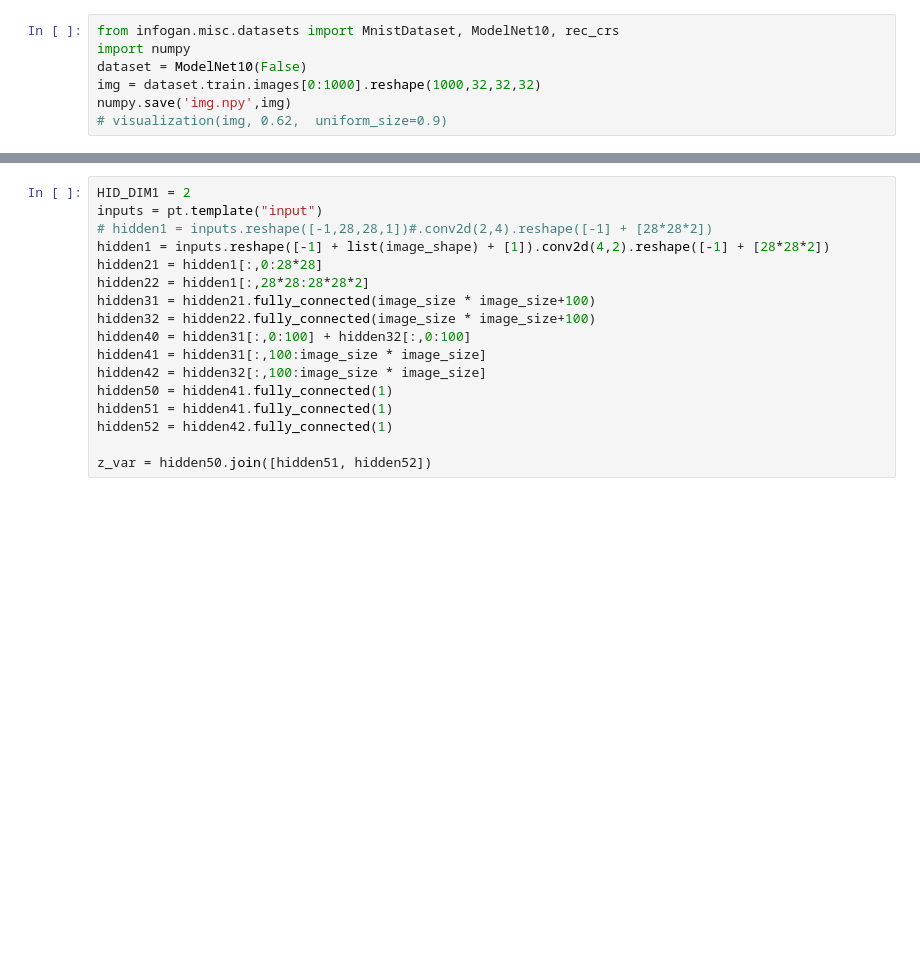
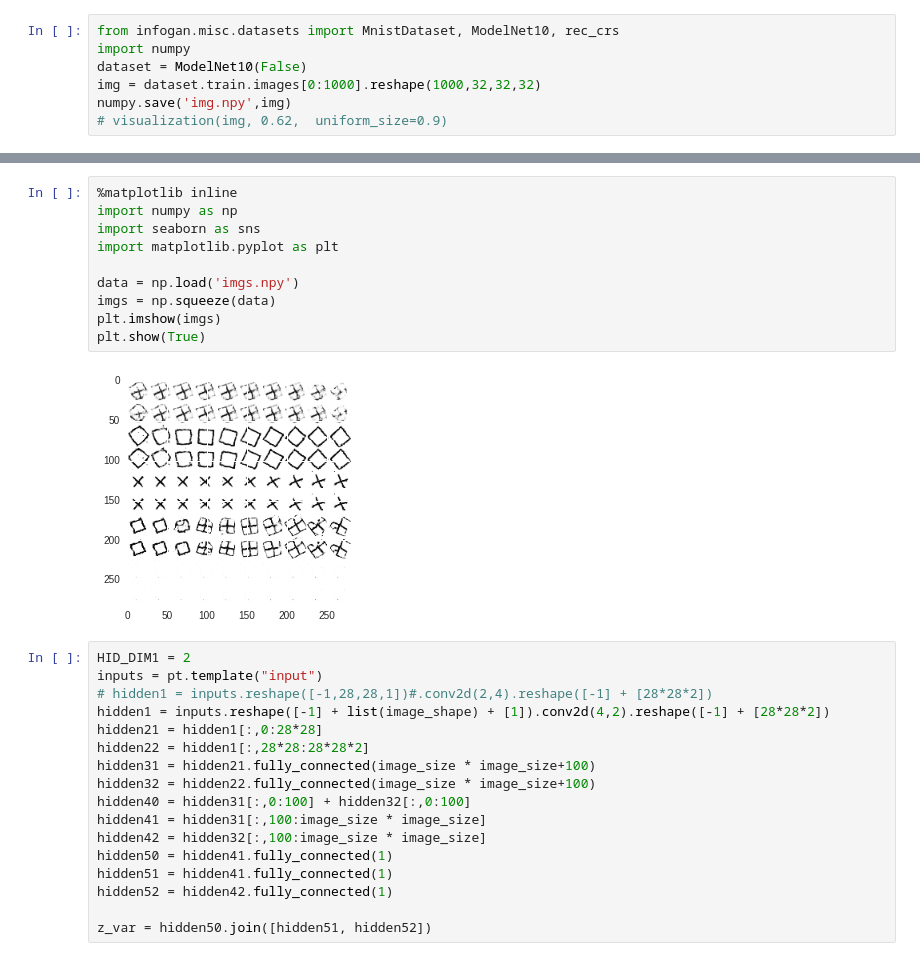
Before and after one commit to hope-yao/InfoGAN, a Jupyter notebook: Untitled.ipynb, the cells around one changed output, grey strips where cells are left out. Cells and saved outputs as stored; diff of their text form; blank space fills up the shorter version.

```diff
--- a/Untitled.ipynb
+++ b/Untitled.ipynb
@@ -244,3 +249,15 @@ plt.show(True)
+# %%
+%matplotlib inline
+import numpy as np
+import seaborn as sns
+import matplotlib.pyplot as plt
+
+data = np.load('imgs.npy')
+imgs = np.squeeze(data)
+plt.imshow(imgs)
+plt.show(True)
+# %% [output]
+[figure, added]
 # %%
 HID_DIM1 = 2
 inputs = pt.template("input")
```
Also changed, not shown: parts of 3 cells of this notebook, 4 other files.
